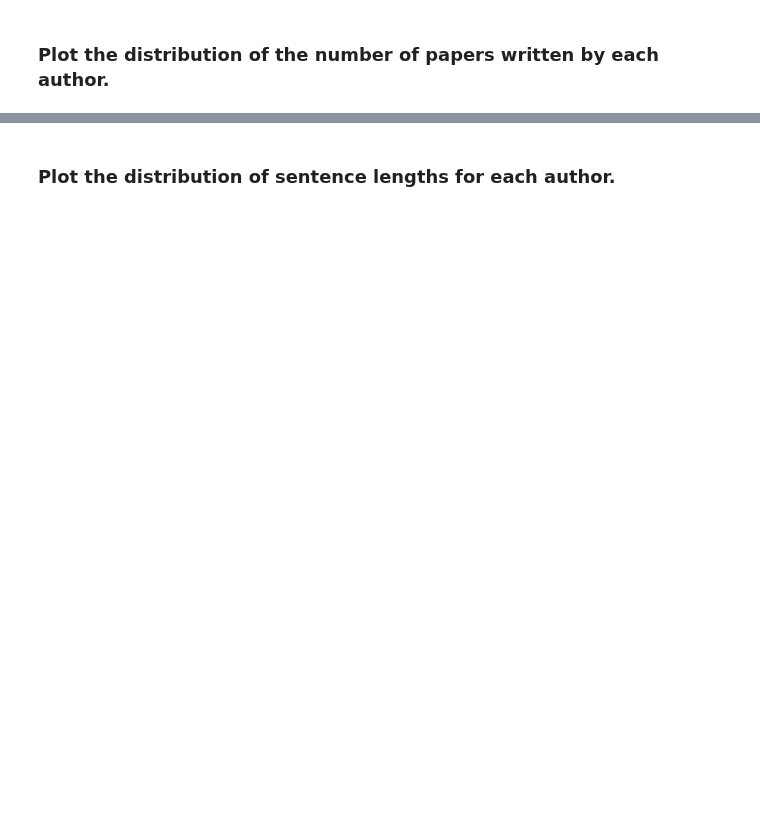
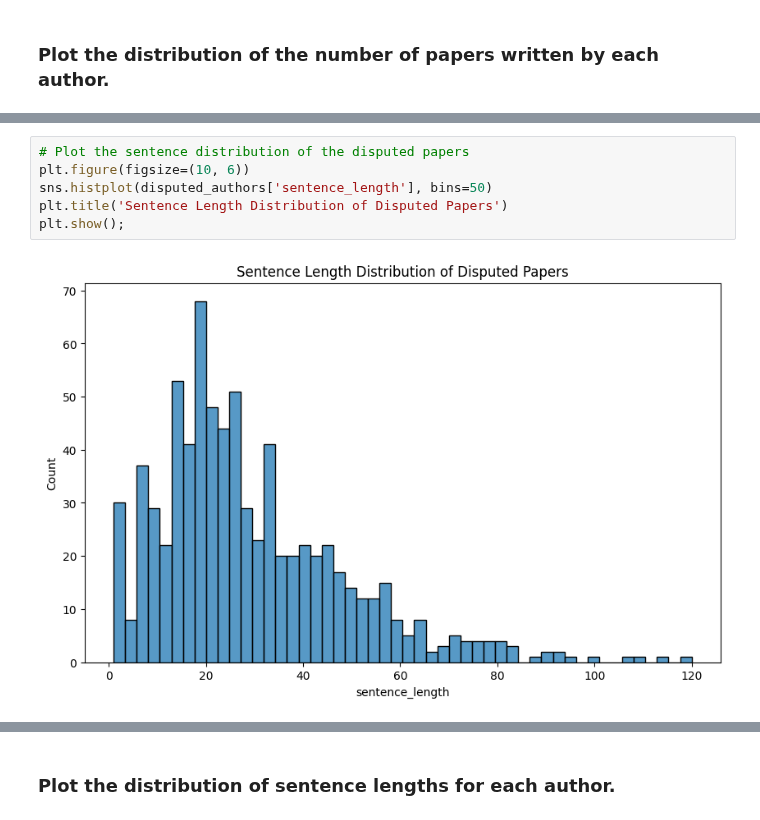
Before and after one commit to JamesMTucker/DATA_340_NLP, a Jupyter notebook: Spring_2024/Problem_Sets/02_Author_Prediction_RNN_Model.ipynb, the cells around one changed output, grey strips where cells are left out. Drawn from its saved outputs; the diff is of its cells as text; blank space fills up the shorter version.

```diff
--- a/Spring_2024/Problem_Sets/02_Author_Prediction_RNN_Model.ipynb
+++ b/Spring_2024/Problem_Sets/02_Author_Prediction_RNN_Model.ipynb
@@ -116,0 +200,8 @@ Your task is to predict the author of a paper using the text of the paper. You w
+# %%
+# Plot the sentence distribution of the disputed papers
+plt.figure(figsize=(10, 6))
+sns.histplot(disputed_authors['sentence_length'], bins=50)
+plt.title('Sentence Length Distribution of Disputed Papers')
+plt.show();
+# %% [output]
+[figure, added]
```
Also changed, not shown: parts of 34 cells of this notebook.
